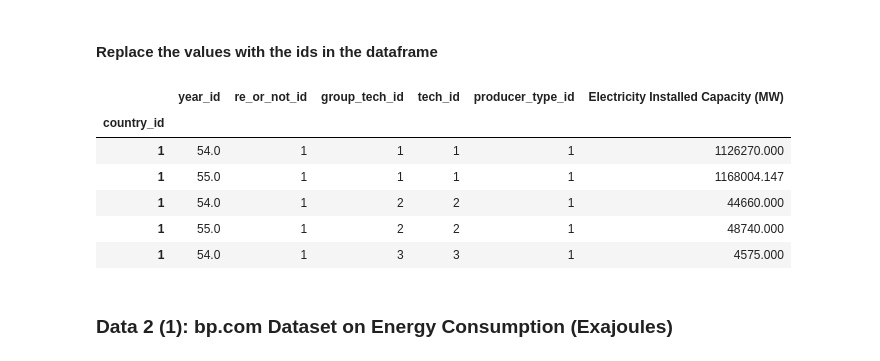
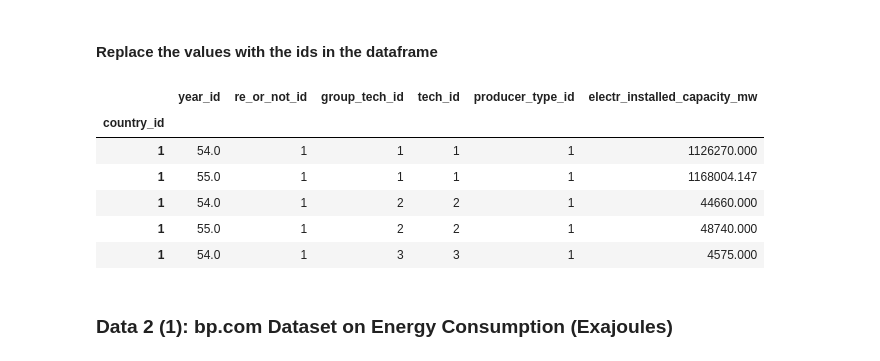
Before and after one commit to yuyhong23/ETL_Project, a Jupyter notebook: ETL_PROJECT.ipynb, the cells around one changed output. Drawn from its saved outputs; the diff is of its cells as text; code cells hidden in the pictures.

```diff
--- a/ETL_PROJECT.ipynb
+++ b/ETL_PROJECT.ipynb
@@ -476,35 +476,36 @@ eic_all_new["Group Technology"] = eic_all_new["Group Technology"].replace(['Foss
                                                                              'Wind energy'], group_tech_range)
 
 eic_all_new["Technology"] = eic_all_new["Technology"].replace(['Fossil fuels',
                                                                  'Nuclear',
                                                                  'Other non-renewable energy',
                                                                  'Pumped storage',
                                                                  'Biogas',
                                                                  'Renewable municipal waste',
                                                                  'Solid biofuels',
                                                                  'Geothermal energy',
                                                                  'Renewable hydropower',
                                                                  'Marine energy',
                                                                  'Concentrated solar power',
                                                                  'Off-grid Solar photovoltaic',
                                                                  'On-grid Solar photovoltaic',
                                                                  'Offshore wind energy',
                                                                  'Onshore wind energy',
                                                                  'Liquid biofuels',
                                                                  'Mixed Hydro Plants'], tech_range)
 eic_all_new["Poducer Type"] = eic_all_new["Poducer Type"].replace(['On-grid', 'Off-grid'],[1,2])
 eic_all_new = eic_all_new.rename(columns={"Country":"country_id",
                                           "Year":"year_id",
                                           "RE or Non-RE":"re_or_not_id",
                                           "Group Technology": "group_tech_id",
                                           "Technology":"tech_id",
-                                          "Poducer Type":"producer_type_id"
+                                          "Poducer Type":"producer_type_id",
+                                          "Electricity Installed Capacity (MW)":"electr_installed_capacity_mw"
 
 })
 eic_all_new.set_index("country_id", inplace=True)
 eic_all_new.head()
 # %% [output]
-|  | year_id | re_or_not_id | group_tech_id | tech_id | producer_type_id | Electricity Installed Capacity (MW) |
+|  | year_id | re_or_not_id | group_tech_id | tech_id | producer_type_id | electr_installed_capacity_mw |
 | country_id |  |  |  |  |  |  |
 | 1 | 54.0 | 1 | 1 | 1 | 1 | 1126270.000 |
 | 1 | 55.0 | 1 | 1 | 1 | 1 | 1168004.147 |
```
Also changed, not shown: parts of 11 cells of this notebook.
